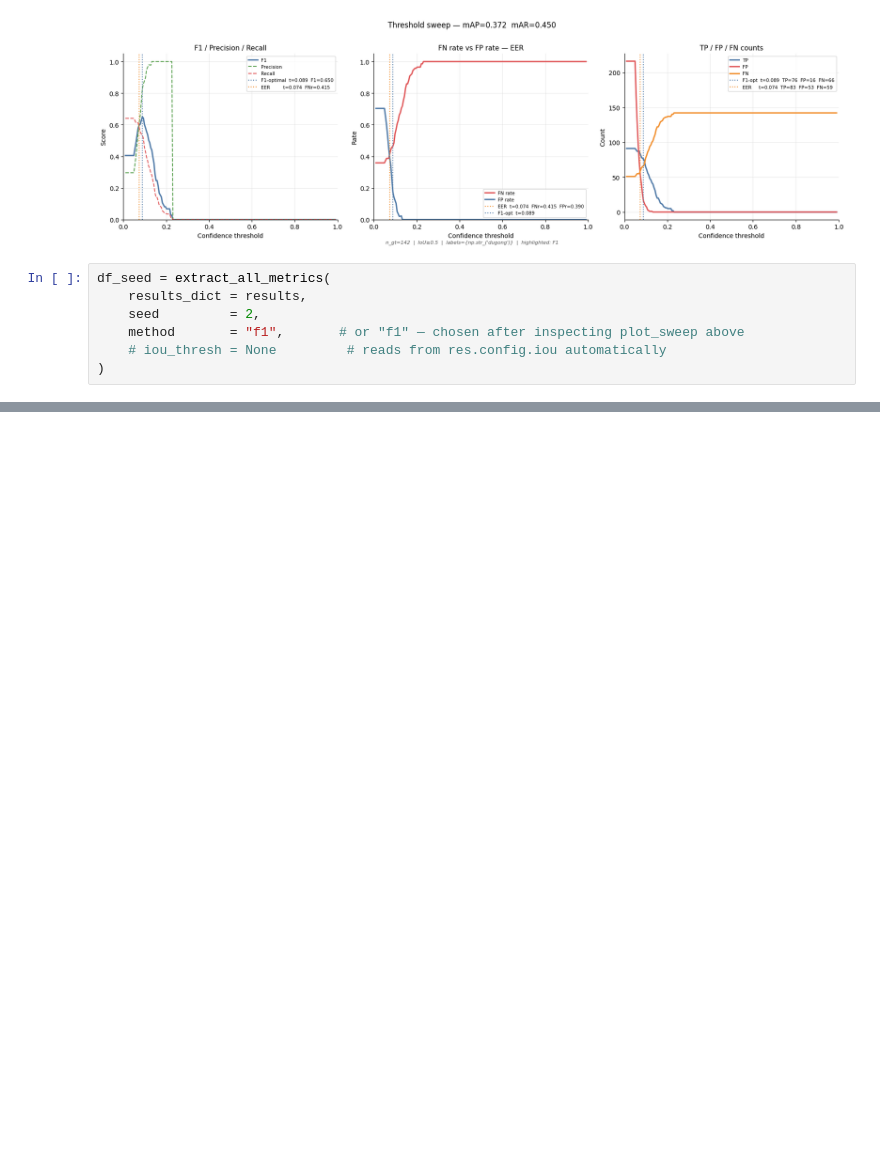
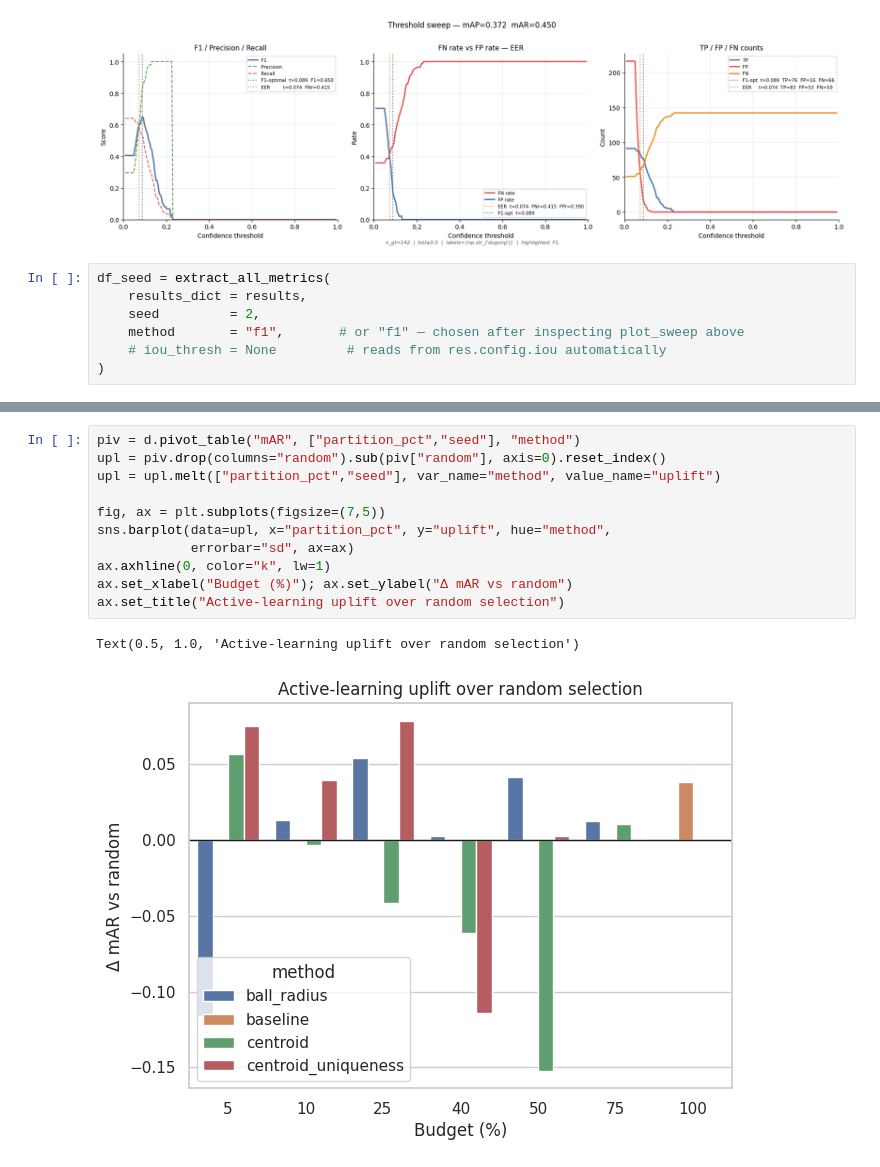
Before and after one commit to emanuel-gf/Dugongs_IRISA-MARBEC-LIRMM, a Jupyter notebook: chapter3/evaluation.ipynb, the cells around one changed output, grey strips where cells are left out. Cells and saved outputs as stored; diff of their text form; blank space fills up the shorter version.

```diff
--- a/chapter3/evaluation.ipynb
+++ b/chapter3/evaluation.ipynb
@@ -414,0 +1570,14 @@ df_seed = extract_all_metrics(
+# %%
+piv = d.pivot_table("mAR", ["partition_pct","seed"], "method")
+upl = piv.drop(columns="random").sub(piv["random"], axis=0).reset_index()
+upl = upl.melt(["partition_pct","seed"], var_name="method", value_name="uplift")
+
+fig, ax = plt.subplots(figsize=(7,5))
+sns.barplot(data=upl, x="partition_pct", y="uplift", hue="method",
+            errorbar="sd", ax=ax)
+ax.axhline(0, color="k", lw=1)
+ax.set_xlabel("Budget (%)"); ax.set_ylabel("Δ mAR vs random")
+ax.set_title("Active-learning uplift over random selection")
+# %% [output]
+Text(0.5, 1.0, 'Active-learning uplift over random selection')
+[figure, added]
```
Also changed, not shown: parts of 43 cells of this notebook, 1 other file.
